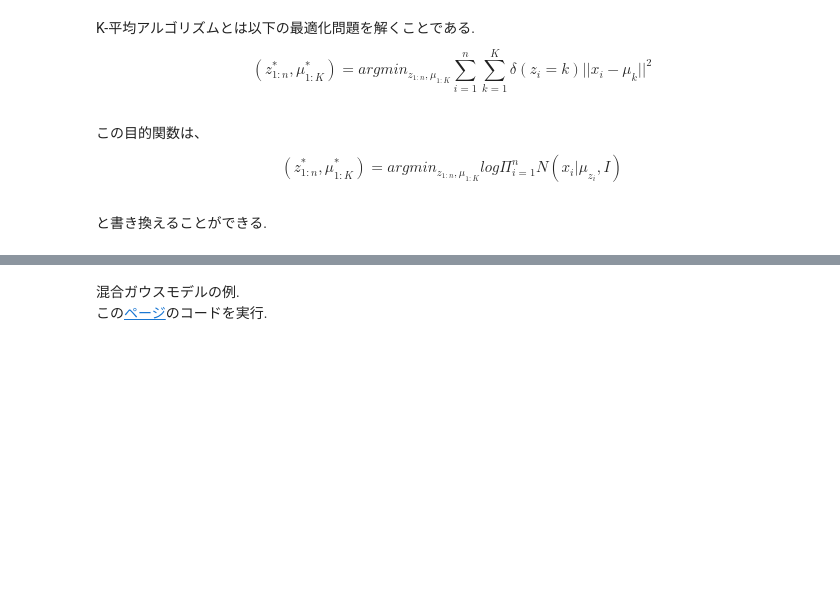
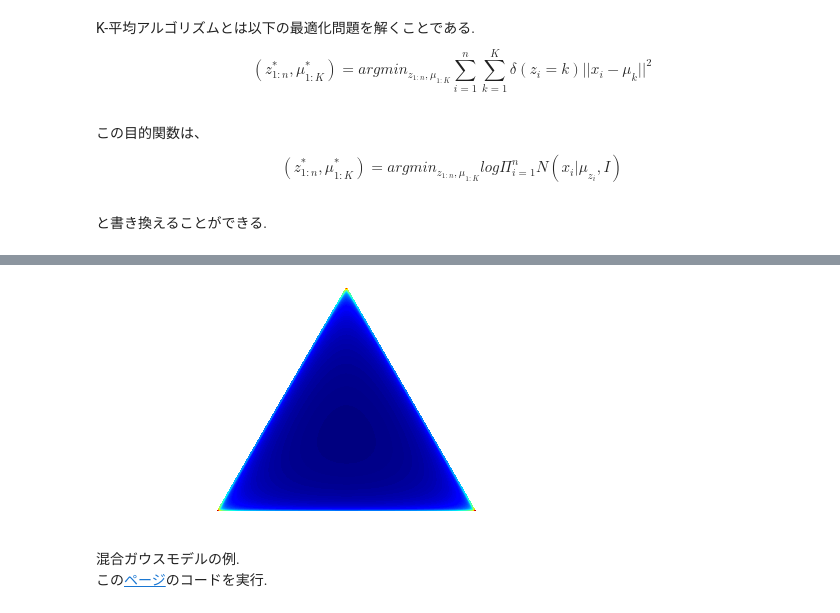
Before and after one commit to NlGG/MachineLearning, a Jupyter notebook: NonparaBayes/nonparabayes_intro.ipynb, the cells around one changed output, grey strips where cells are left out. Cells and saved outputs as stored; diff of their text form; code cells hidden in the pictures; blank space fills up the shorter version.

```diff
--- a/NonparaBayes/nonparabayes_intro.ipynb
+++ b/NonparaBayes/nonparabayes_intro.ipynb
@@ -18,3 +73,8 @@ $$(z^*_{1:n}, \mu^*_{1:K})=arg min_{z_{1:n}, \mu_{1:K}}log\Pi^n_{i=1}N(x_i|\mu_{
+# %%
+plt.figure(figsize=(8, 4))
+draw_pdf_contours(Dirichlet([0.8, 0.8, 0.8]))
+# %% [output]
+[figure, added]
 # %% [markdown]
 混合ガウスモデルの例.
 この[ページ](http://scikit-learn.org/stable/auto_examples/mixture/plot_gmm.html#example-mixture-plot-gmm-py)のコードを実行.
```
Also changed, not shown: parts of 83 cells of this notebook.
